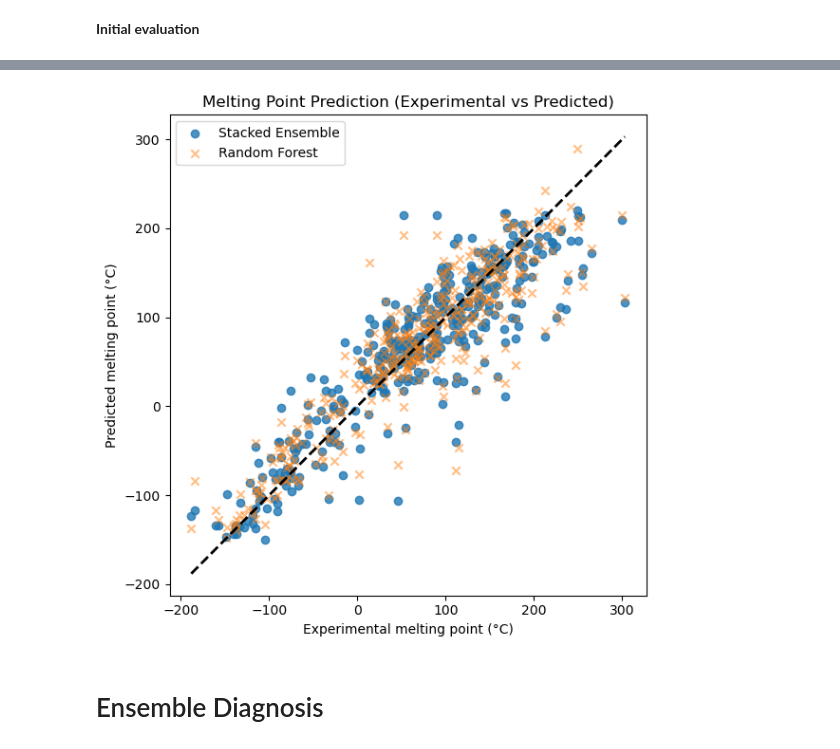
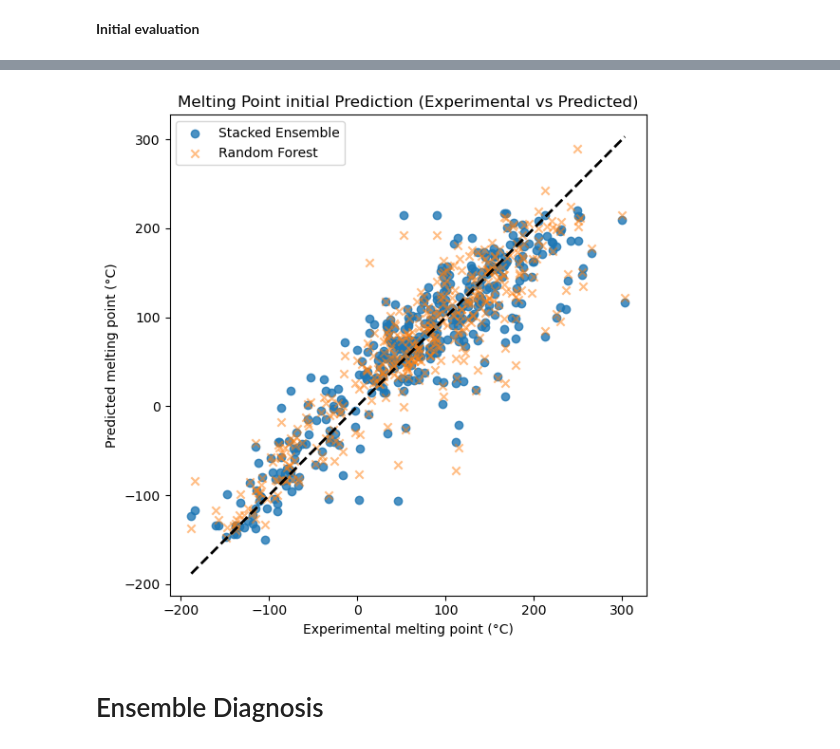
Before and after one commit to submerged-in-matrix/materials-ml-projects-, a Jupyter notebook: Projects/P_4_MP_Pred_2_Lvl_Ensemble/P_4_MP_Pred_2_Lvl_Ensemble.ipynb, the cells around one changed output, grey strips where cells are left out. Saved outputs shown, nothing was run; the diff lists cells and outputs as text; code cells hidden in the pictures.

```diff
--- a/Projects/P_4_MP_Pred_2_Lvl_Ensemble/P_4_MP_Pred_2_Lvl_Ensemble.ipynb
+++ b/Projects/P_4_MP_Pred_2_Lvl_Ensemble/P_4_MP_Pred_2_Lvl_Ensemble.ipynb
@@ -204,17 +204,17 @@ Random Forest R²: 0.812
 # %%
 # --- 8. Plot Results ---
 plt.figure(figsize=(6,6))
 plt.scatter(y_val, final_pred, label='Stacked Ensemble', alpha=0.8)
 plt.scatter(y_val, rf_pred, label='Random Forest', marker='x', alpha=0.5)
 plt.plot([y_val.min(), y_val.max()], [y_val.min(), y_val.max()], 'k--', lw=2)
 plt.xlabel("Experimental melting point (°C)")
 plt.ylabel("Predicted melting point (°C)")
 plt.legend()
-plt.title("Melting Point Prediction (Experimental vs Predicted)")
+plt.title("Melting Point initial Prediction (Experimental vs Predicted)")
 plt.tight_layout()
 plt.show()
 # %% [output]
-[figure, old version]
+[figure, new version]
 # %% [markdown]
 # Ensemble Diagnosis
 # %% [markdown]
```
Also changed, not shown: parts of 20 cells of this notebook.
